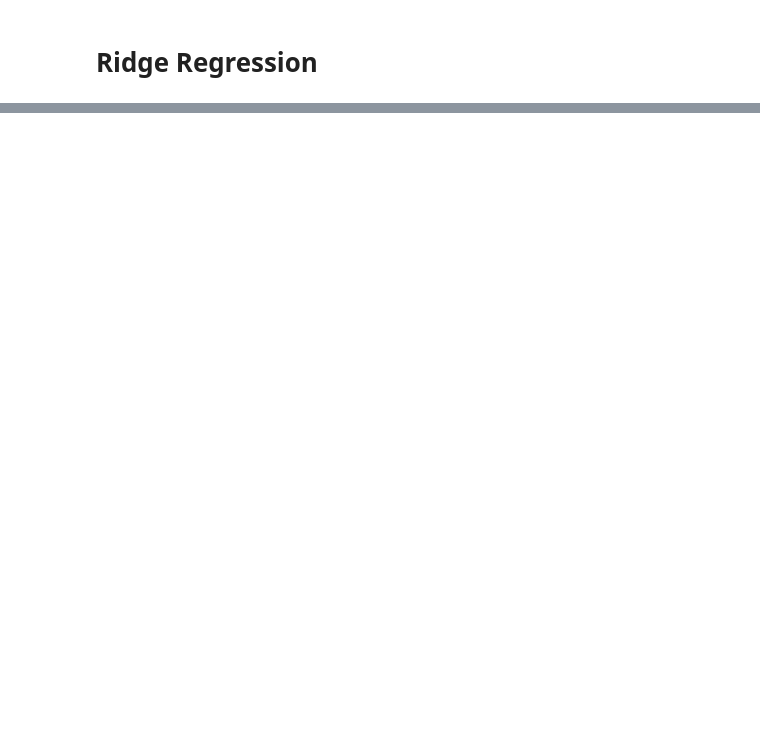
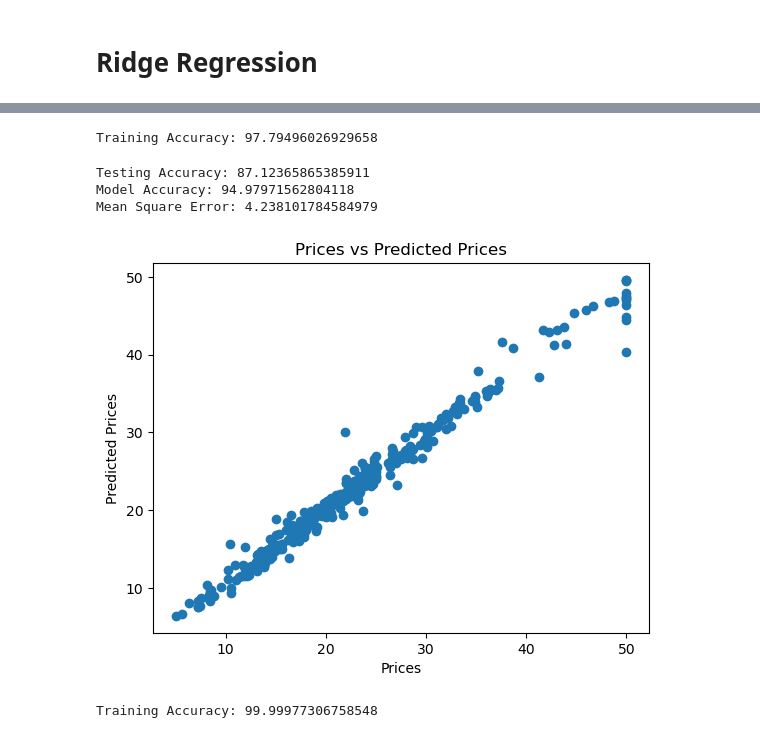
Before and after one commit to AbdullahAljubran/Boston-House-Prices, a Jupyter notebook: Boston-House-Prices.ipynb, the cells around one changed output, grey strips where cells are left out. Drawn from its saved outputs; the diff is of its cells as text; code cells hidden in the pictures; blank space fills up the shorter version.

```diff
--- a/Boston-House-Prices.ipynb
+++ b/Boston-House-Prices.ipynb
@@ -160,0 +171,30 @@ Model Accuracy: 73.59120251051394
+# %%
+model= RandomForestRegressor()
+model.fit(x_train,y_train)
+y_pred=model.predict(x_train)
+print("Training Accuracy:",model.score(x_train,y_train)*100)
+# %% [output]
+Training Accuracy: 97.79496026929658
+# %%
+print("Testing Accuracy:",model.score(x_test,y_test)*100)
+print("Model Accuracy:",r2_score(y,model.predict(x))*100)
+print("Mean Square Error:",mean_squared_error(y,model.predict(x)))
+
+plt.scatter(y_train,y_pred)
+plt.xlabel("Prices")
+plt.ylabel("Predicted Prices")
+plt.title("Prices vs Predicted Prices")
+plt.show()
+# %% [output]
+Testing Accuracy: 87.12365865385911
+Model Accuracy: 94.97971562804118
+Mean Square Error: 4.238101784584979
+[figure, added]
+# %%
+model= xgb.XGBRegressor()
+model.fit(x_train,y_train)
+y_pred=model.predict(x_train)
+
+print("Training Accuracy:",model.score(x_train,y_train)*100)
+# %% [output]
+Training Accuracy: 99.99977306758548
```
Also changed, not shown: parts of 10 cells of this notebook.
